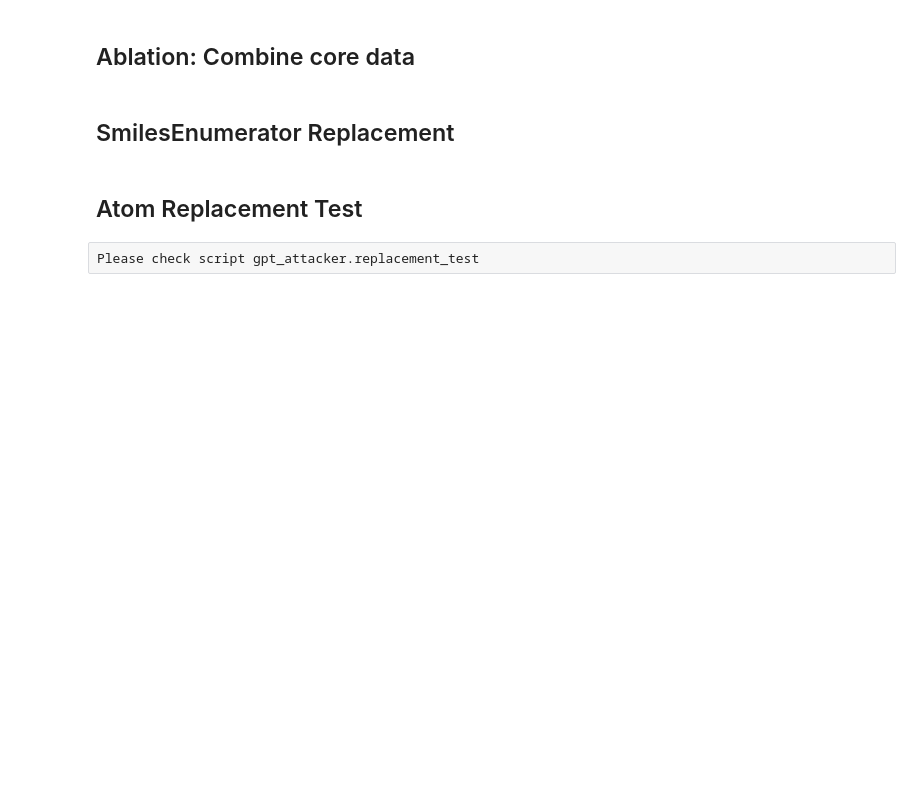
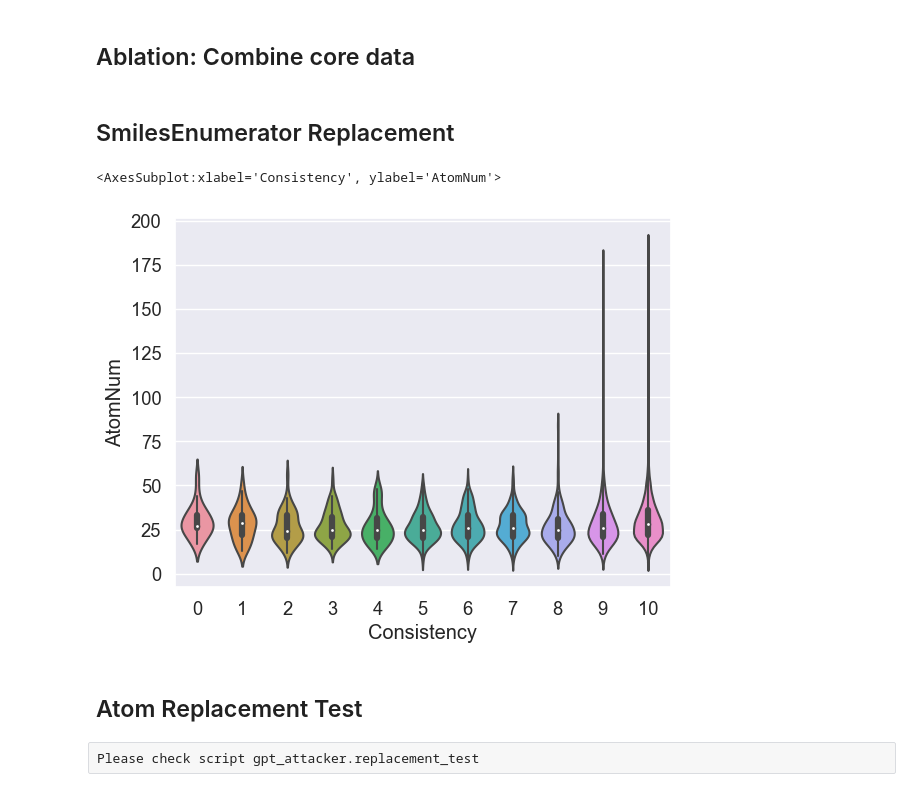
Before and after one commit to XieZikai/Chem-GPT-Finetune, a Jupyter notebook: jupyter_playground.ipynb, the cells around one changed output. Cells and saved outputs as stored; diff of their text form; code cells hidden in the pictures; blank space fills up the shorter version.

```diff
--- a/jupyter_playground.ipynb
+++ b/jupyter_playground.ipynb
@@ -310,7 +305,7 @@ plt.show()
 # %% [markdown]
 ## Chemprop result collection
 # %%
-PATH = r'C:\Users\darkn\PycharmProjects\ChemGPT\out\new_data_gpt\small_molecule'
+PATH = './data/out/small_molecule'
 folders = os.listdir(PATH)
 
 results_chemprop = {}
@@ -367,7 +362,7 @@ for split in splits:
 
 print(homo_result_chemprop, lumo_result_chemprop)
 # %%
-PATH = r'C:\Users\darkn\PycharmProjects\ChemGPT\out\new_data_gpt\small_molecule_small_dataset'
+PATH = './data/out/small_molecule_small_dataset'
 folders = os.listdir(PATH)
 
 results_chemprop = {}
@@ -577,0 +549,26 @@ for json_str in json_list:
+# %%
+# SmilesEnumerator Data Augmentation
+
+from SmilesEnumerator import SmilesEnumerator
+sme = SmilesEnumerator()
+
+base_dir = './data/out/small_molecule_small_dataset/20230701_152136__0.8_HOMO_0'
+model = 'ada:ft-birmingham-digital-chemistry-2023-07-03-03-01-00'
+
+with open(os.path.join(base_dir, 'valid.jsonl'), 'r') as json_file:
+    json_list = list(json_file)
+
+append_list = []
+
+for json_str in tqdm.tqdm(json_list):
+    pair = json.loads(json_str)
+    append_list.append(pair)
+    smile = pair['prompt']
+    for i in range(5):
+        try:
+            random_smile = sme.randomize_smiles(smile)
+            append_list.append({'prompt': random_smile, 'completion': pair['completion']})
+        except:
+            continue
+
+pd.DataFrame(append_list).to_json('augmented_train_jsonl', orient="records", lines=True, force_ascii=False)
@@ -578,3 +657,17 @@ for json_str in json_list:
+# %%
+from rdkit import Chem
+from rdkit.Chem import Descriptors
+
+df['molwt'] = df[0].apply(lambda x: Descriptors.MolWt(Chem.MolFromSmiles(x)))
+df['atom'] = df[0].apply(lambda x: Chem.MolFromSmiles(x).GetNumAtoms())
+
+df.columns=['Original', 1,2,3,4,5,6,7,8,9,10, 'Label', 'Accuracy', 'Consistency', 'Error', 'MolWt', 'AtomNum']
+# %%
+sns.set(font_scale=1.2)
+sns.violinplot(x='Consistency', y="AtomNum", data=df)
+# %% [output]
+<AxesSubplot:xlabel='Consistency', ylabel='AtomNum'>
+[figure, added]
 # %% [markdown]
 ## Atom Replacement Test
 # %% [raw]
```
Also changed, not shown: parts of 15 cells of this notebook, 4 other files.
